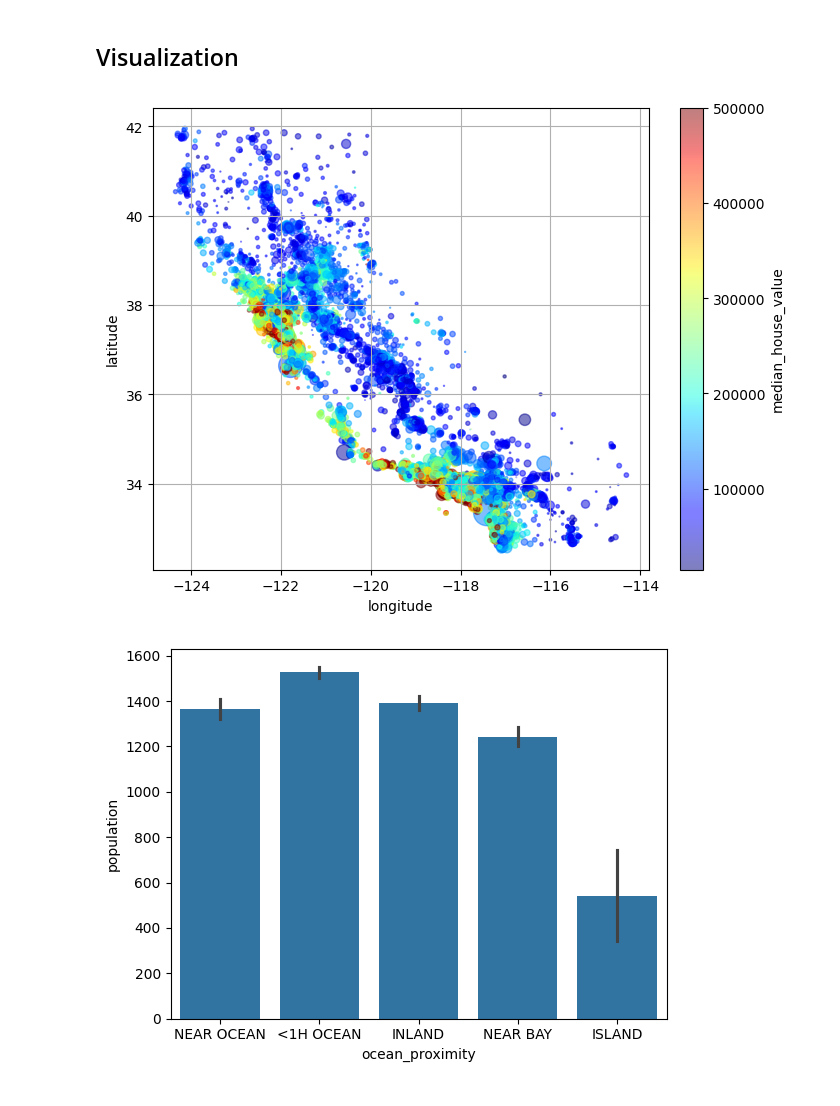
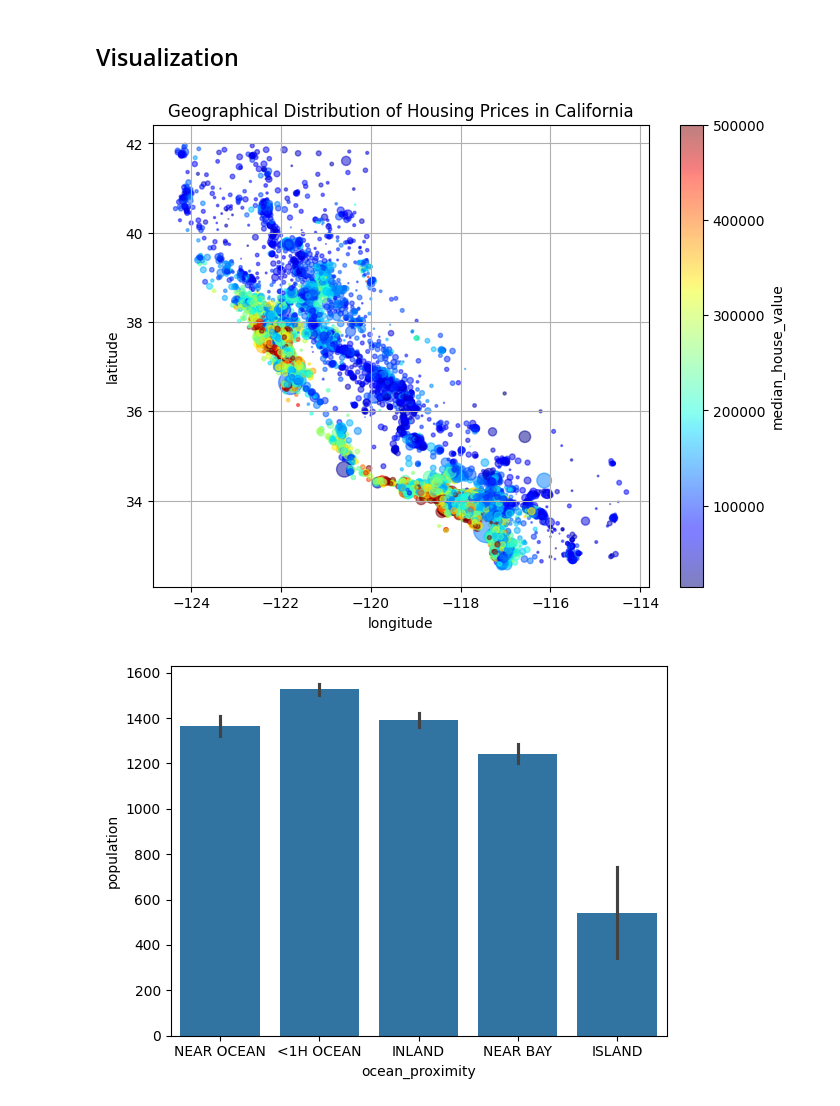
Before and after one commit to MohamedMostafa259/CaliforniaHousing, a Jupyter notebook: notebook.ipynb, the cells around one changed output. Cells and saved outputs as stored; diff of their text form; code cells hidden in the pictures.

Commit message:
updated visuals code in the notebook

```diff
--- a/notebook.ipynb
+++ b/notebook.ipynb
@@ -168,10 +167,11 @@ memory usage: 1.3+ MB
 # %%
 housing.plot(kind='scatter', x='longitude', y='latitude', grid=True,
              s=housing['population'] / 100, c='median_house_value',
              colorbar=True, cmap='jet', figsize=(8, 6), alpha=0.5)
+plt.title("Geographical Distribution of Housing Prices in California")
 plt.show()
 # %% [output]
-[figure, old version]
+[figure, new version]
 # %%
 sns.barplot(data=train_set, x='ocean_proximity', y='population')
 plt.show()
```
Also changed, not shown: parts of 1 cell of this notebook.
